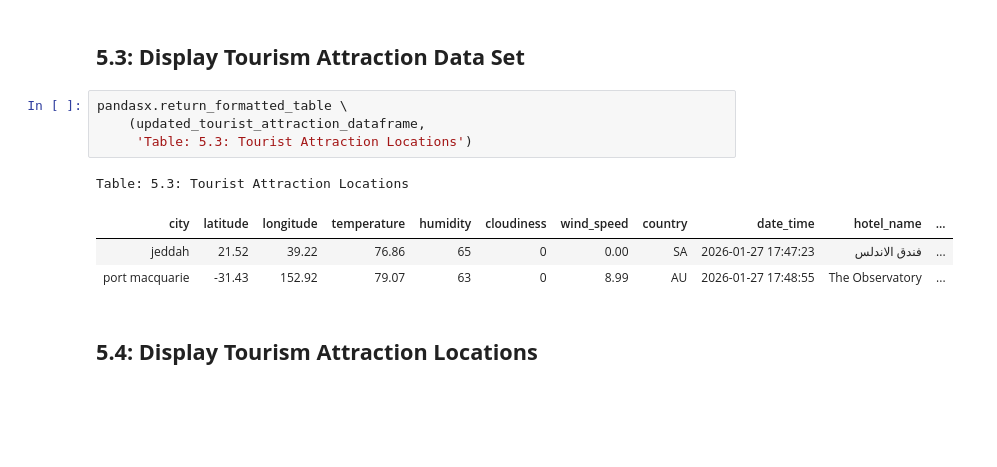
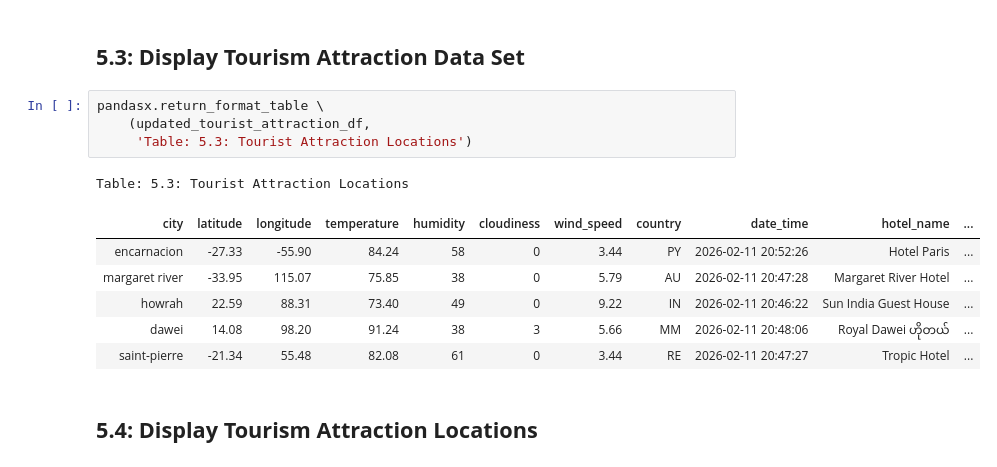
Before and after one commit to njgeorge000158/Weather-Visualization-for-Vacations-using-APIs, a Jupyter notebook: vacations.ipynb, the cells around one changed output. Saved outputs shown, nothing was run; the diff lists cells and outputs as text; blank space fills up the shorter version.

```diff
--- a/vacations.ipynb
+++ b/vacations.ipynb
@@ -302,14 +321,17 @@ TOURISM ATTRACTION SEARCH COMPLETE...
 # %% [markdown]
 ## **5.3: Display Tourism Attraction Data Set**
 # %%
-pandasx.return_formatted_table \
-    (updated_tourist_attraction_dataframe,
+pandasx.return_format_table \
+    (updated_tourist_attraction_df,
      'Table: 5.3: Tourist Attraction Locations')
 # %% [output]
 Table: 5.3: Tourist Attraction Locations
 | city | latitude | longitude | temperature | humidity | cloudiness | wind_speed | country | date_time | hotel_name | ... |
-| jeddah | 21.52 | 39.22 | 76.86 | 65 | 0 | 0.00 | SA | 2026-01-27 17:47:23 | فندق الاندلس | ... |
-| port macquarie | -31.43 | 152.92 | 79.07 | 63 | 0 | 8.99 | AU | 2026-01-27 17:48:55 | The Observatory | ... |
+| encarnacion | -27.33 | -55.90 | 84.24 | 58 | 0 | 3.44 | PY | 2026-02-11 20:52:26 | Hotel Paris | ... |
+| margaret river | -33.95 | 115.07 | 75.85 | 38 | 0 | 5.79 | AU | 2026-02-11 20:47:28 | Margaret River Hotel | ... |
+| howrah | 22.59 | 88.31 | 73.40 | 49 | 0 | 9.22 | IN | 2026-02-11 20:46:22 | Sun India Guest House | ... |
+| dawei | 14.08 | 98.20 | 91.24 | 38 | 3 | 5.66 | MM | 2026-02-11 20:48:06 | Royal Dawei ဟိုတယ် | ... |
+| saint-pierre | -21.34 | 55.48 | 82.08 | 61 | 0 | 3.44 | RE | 2026-02-11 20:47:27 | Tropic Hotel | ... |
 # %% [markdown]
 ## **5.4: Display Tourism Attraction Locations**
 # %%
```
Also changed, not shown: parts of 19 cells of this notebook, 7 other files.
